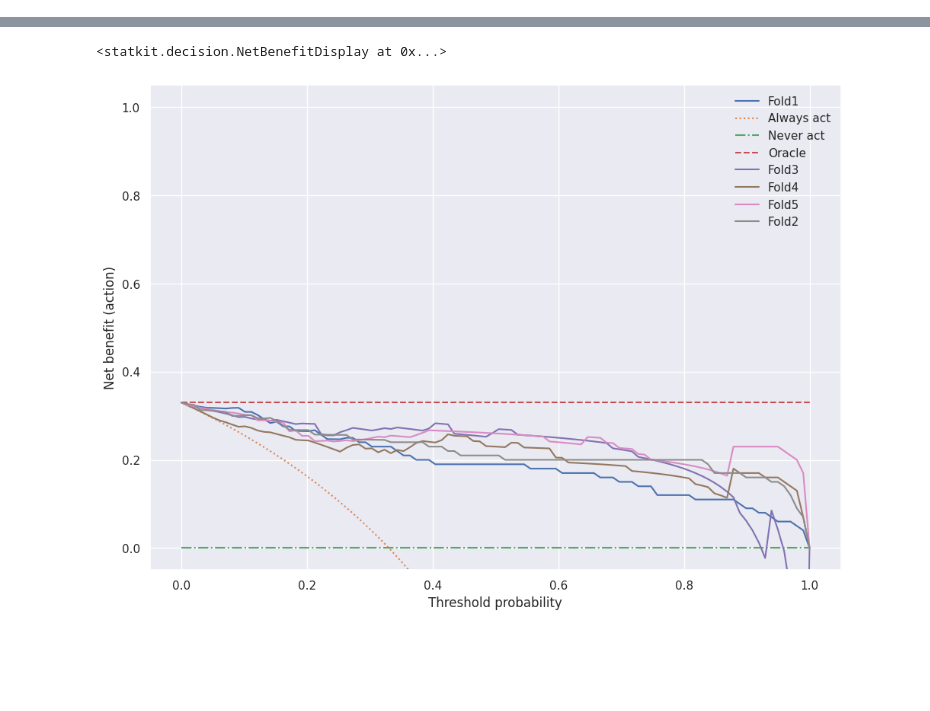
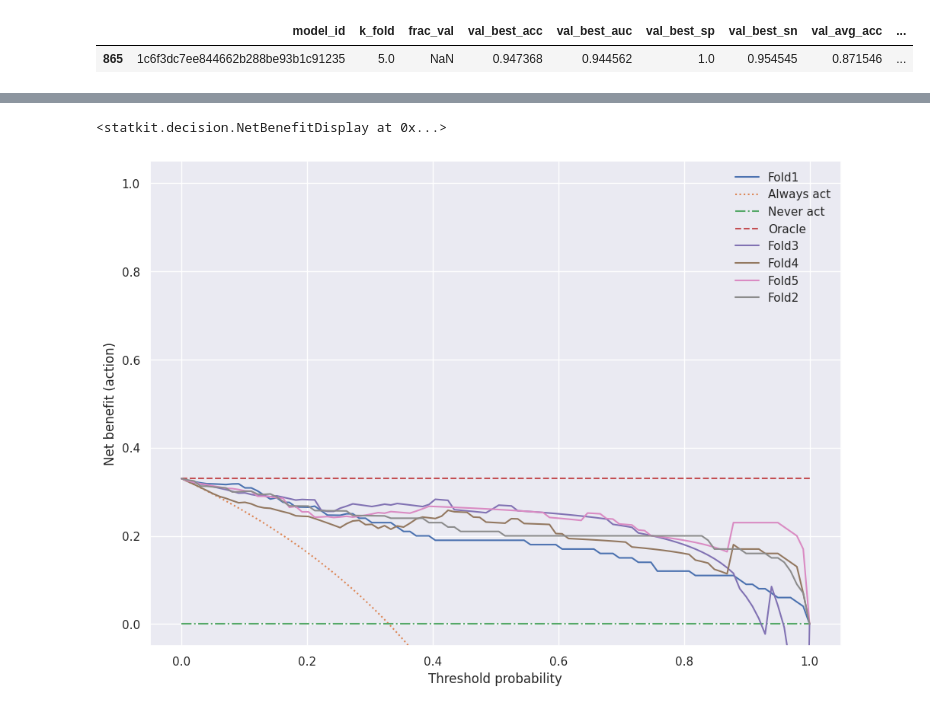
Before and after one commit to FelipeMarcelino/glaucoma, a Jupyter notebook: notebooks/Untitled4.ipynb, the cells around one changed output, grey strips where cells are left out. Cells and saved outputs as stored; diff of their text form; code cells hidden in the pictures; blank space fills up the shorter version.

```diff
--- a/notebooks/Untitled4.ipynb
+++ b/notebooks/Untitled4.ipynb
@@ -184,6 +184,11 @@ data = pd.read_csv(DATA_PATH)
 summary = pd.read_csv(SUMMARY_PATH)
 filter_summary = pd.read_csv("../filter_top1.csv")
 df_peak = pd.read_csv("../df_peak_mem_summary.csv")
+# %%
+summary[summary["model_id"] == "1c6f3dc7ee844662b288be93b1c91235"]
+# %% [output]
+|  | model_id | k_fold | frac_val | val_best_acc | val_best_auc | val_best_sp | val_best_sn | val_avg_acc | ... |
+| 865 | 1c6f3dc7ee844662b288be93b1c91235 | 5.0 | NaN | 0.947368 | 0.944562 | 1.0 | 0.954545 | 0.871546 | ... |
 # %%
 summary.sort_values("val_best_auc",ascending=False).head()
 # %% [output]
```
Also changed, not shown: parts of 1 cell of this notebook, 2 other files.
